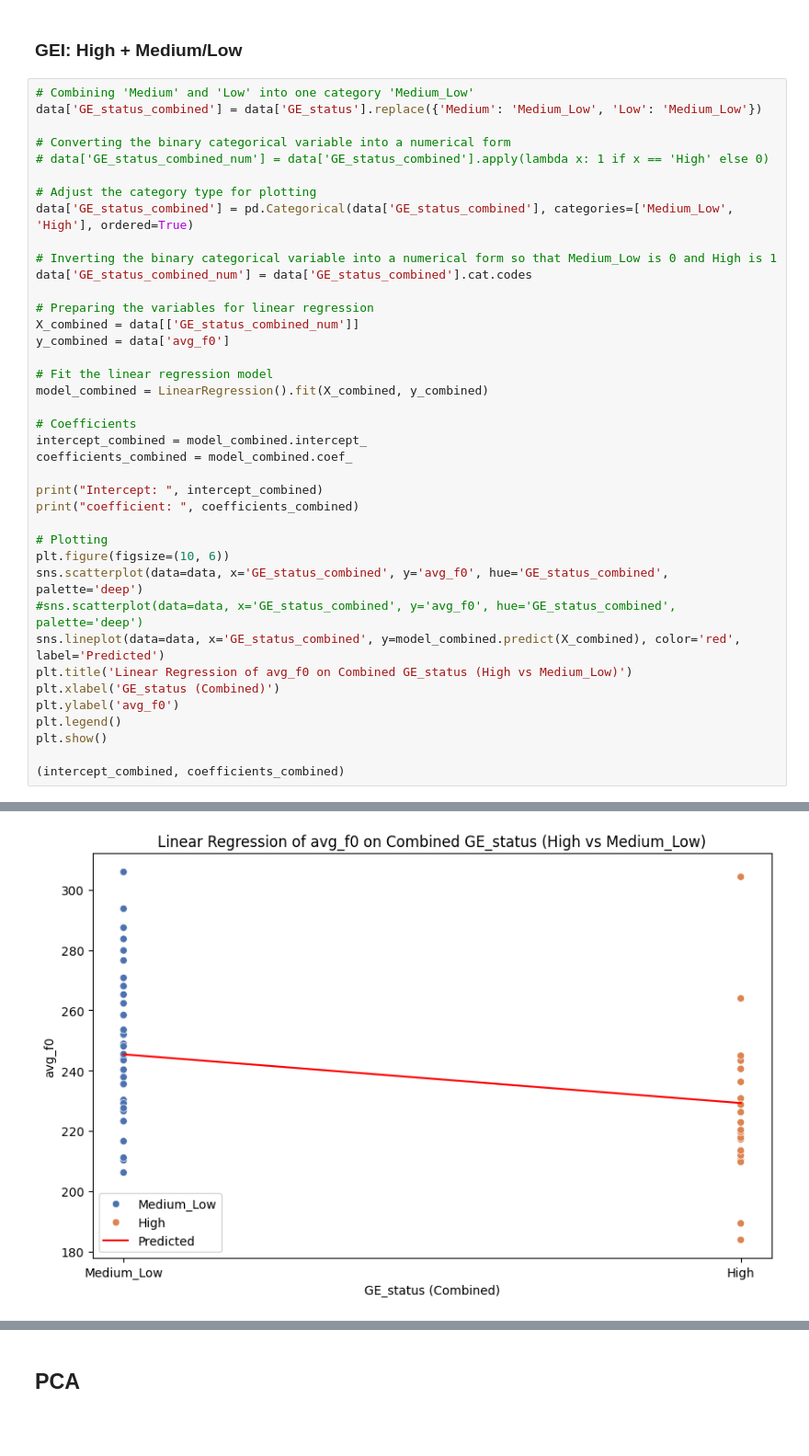
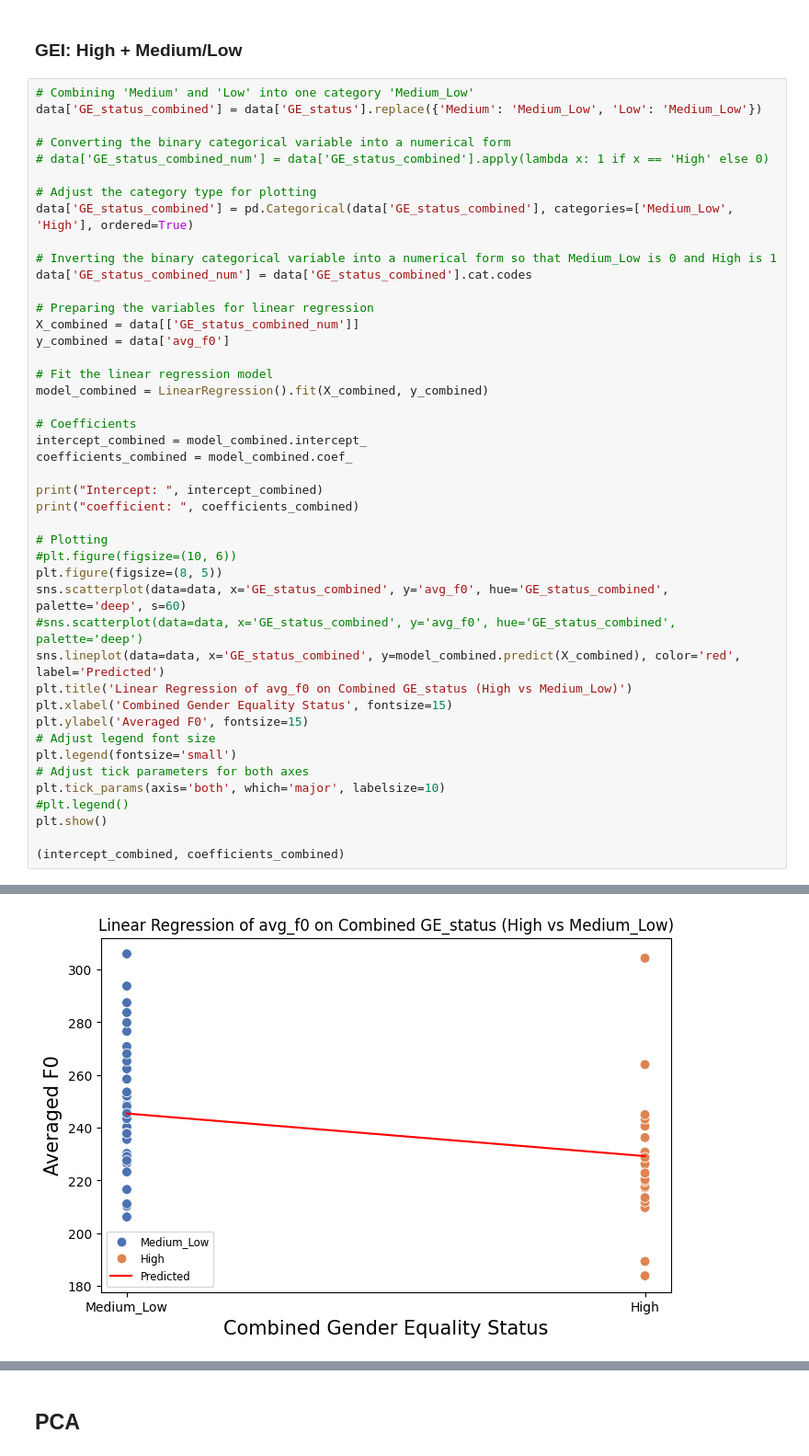
Before and after one commit to rozariwang/WS23-24_Sound_Change, a Jupyter notebook: F0_change_prediction_model.ipynb, the cells around one changed output, grey strips where cells are left out. Shown at 92% size. Saved outputs shown, nothing was run; the diff lists cells and outputs as text; blank space fills up the shorter version.

```diff
--- a/F0_change_prediction_model.ipynb
+++ b/F0_change_prediction_model.ipynb
@@ -264,39 +264,44 @@ data['GE_status_combined'] = data['GE_status'].replace({'Medium': 'Medium_Low',
 # Adjust the category type for plotting
 data['GE_status_combined'] = pd.Categorical(data['GE_status_combined'], categories=['Medium_Low', 'High'], ordered=True)
 
 # Inverting the binary categorical variable into a numerical form so that Medium_Low is 0 and High is 1
 data['GE_status_combined_num'] = data['GE_status_combined'].cat.codes
 
 # Preparing the variables for linear regression
 X_combined = data[['GE_status_combined_num']]
 y_combined = data['avg_f0']
 
 # Fit the linear regression model
 model_combined = LinearRegression().fit(X_combined, y_combined)
 
 # Coefficients
 intercept_combined = model_combined.intercept_
 coefficients_combined = model_combined.coef_
 
 print("Intercept: ", intercept_combined)
 print("coefficient: ", coefficients_combined)
 
 # Plotting
-plt.figure(figsize=(10, 6))
-sns.scatterplot(data=data, x='GE_status_combined', y='avg_f0', hue='GE_status_combined', palette='deep')
+#plt.figure(figsize=(10, 6))
+plt.figure(figsize=(8, 5))
+sns.scatterplot(data=data, x='GE_status_combined', y='avg_f0', hue='GE_status_combined', palette='deep', s=60)
 #sns.scatterplot(data=data, x='GE_status_combined', y='avg_f0', hue='GE_status_combined', palette='deep')
 sns.lineplot(data=data, x='GE_status_combined', y=model_combined.predict(X_combined), color='red', label='Predicted')
 plt.title('Linear Regression of avg_f0 on Combined GE_status (High vs Medium_Low)')
-plt.xlabel('GE_status (Combined)')
-plt.ylabel('avg_f0')
-plt.legend()
+plt.xlabel('Combined Gender Equality Status', fontsize=15)
+plt.ylabel('Averaged F0', fontsize=15)
+# Adjust legend font size
+plt.legend(fontsize='small')
+# Adjust tick parameters for both axes
+plt.tick_params(axis='both', which='major', labelsize=10)
+#plt.legend()
 plt.show()
 
 (intercept_combined, coefficients_combined)
 # %% [output]
 Intercept:  245.38042077613957
 coefficient:  [-16.14320247]
-[figure, old version]
+[figure, new version]
 (245.38042077613957, array([-16.14320247]))
 # %%
 # Plotting the "High" category over "Year" due to a previous execution error
```
Also changed, not shown: parts of 1 cell of this notebook.
